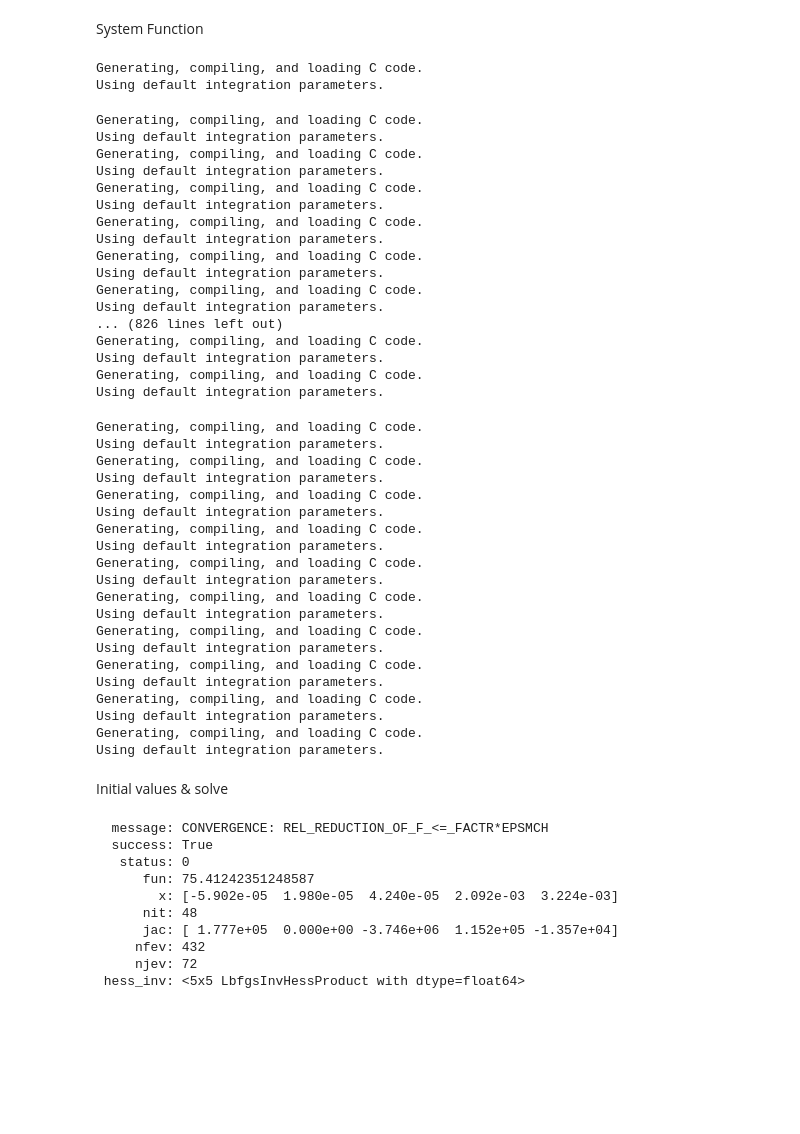
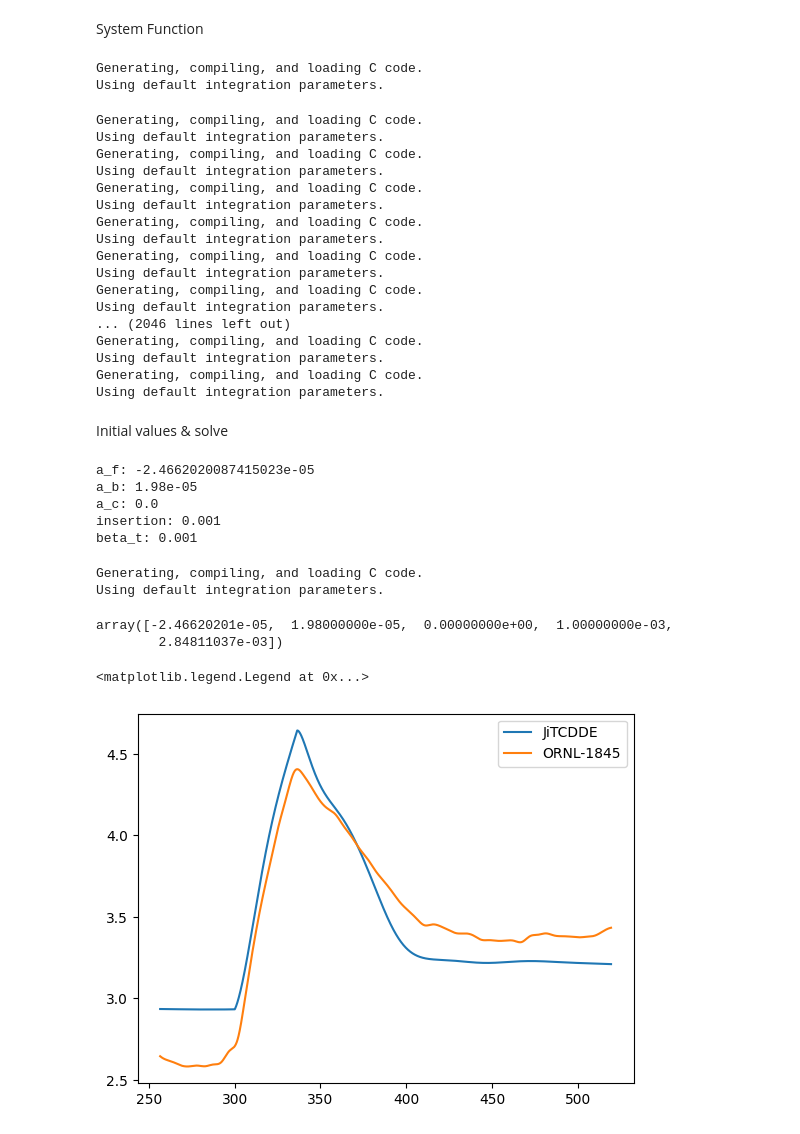
Before and after one commit to LukeLabrie/msc_eng_thesis, a Jupyter notebook: are/model_estimate.ipynb, the cells around one changed output. Drawn from its saved outputs; the diff is of its cells as text; code cells hidden in the pictures; blank space fills up the shorter version.

```diff
--- a/are/model_estimate.ipynb
+++ b/are/model_estimate.ipynb
@@ -165,9 +165,9 @@ def run_simulation(params):
     T_hhwc2_w1 = dT_bulkFlow(W_hhwc_w, m_w_hxhwc/2, T0_hhwf_w1-hx_hwc2_w1(), hx_hwc2_w1(), dumped=True) + F*dT_convective([hx_hwc2_t1()], hx_hwc2_w1(), [hA_tw_hxhwc/mcp_w_hxhwc])
     T_hhwc2_w2 = dT_bulkFlow(W_hhwc_w, m_w_hxhwc/2, hx_hwc2_w1(), hx_hwc2_w2()) + F*dT_convective([hx_hwc2_t1()], hx_hwc2_w2(), [hA_tw_hxhwc/mcp_w_hxhwc])
 
-    # reactivity insertion at t = 1000
+    # reactivity insertion
     t0 = 300.00
-    tf = 800.00
+    tf = 1000.00
     T = np.arange(0.0,tf,0.01)
     def rho_insert(t):
         insert_duration = 0.4/0.011
@@ -278,16 +278,25 @@ from scipy.optimize import minimize
 
 # Initial guesses for parameters
 initial_a_f = a_f
+af_bounds = (-25e-5, -1e-5)
+
+
 initial_a_b = a_b
+ab_bounds = (-3e-5, 3e-5)
+
 initial_a_c = a_c
+ac_bounds = (-20e-5, 0.0)
+
 initial_inserted = 4e-3
+ins_bounds = (1e-3, 20e-3)
+
 initial_beta_t = beta_t
+beta_bounds = (0.001, 0.010)
+
 initial_guess = [initial_a_f, initial_a_b, initial_a_c, initial_inserted, initial_beta_t]
 
 # Bounds for parameters (if known)
-min_feedback = -20e-5
-max_feedback = 20e-5
-bounds = [(min_feedback, max_feedback), (min_feedback, max_feedback), (min_feedback, max_feedback), (0.0, 30e-3), (0.001, 0.020)]
+bounds = [(af_bounds),(ab_bounds),(ac_bounds),(ins_bounds),(beta_bounds)]
 
 # Run the optimization
 result = minimize(objective_function, initial_guess, bounds=bounds)
@@ -306,31 +315,11 @@ Generating, compiling, and loading C code.
 Using default integration parameters.
 Generating, compiling, and loading C code.
 Using default integration parameters.
-... (826 lines left out)
+... (2046 lines left out)
 Generating, compiling, and loading C code.
 Using default integration parameters.
 Generating, compiling, and loading C code.
 Using default integration parameters.
-Generating, compiling, and loading C code.
-Using default integration parameters.
-Generating, compiling, and loading C code.
-Using default integration parameters.
-Generating, compiling, and loading C code.
-Using default integration parameters.
-Generating, compiling, and loading C code.
-Using default integration parameters.
-Generating, compiling, and loading C code.
-Using default integration parameters.
-Generating, compiling, and loading C code.
-Using default integration parameters.
-Generating, compiling, and loading C code.
-Using default integration parameters.
-Generating, compiling, and loading C code.
-Using default integration parameters.
-Generating, compiling, and loading C code.
-Using default integration parameters.
-Generating, compiling, and loading C code.
-Using default integration parameters.
 # %% [markdown]
 Initial values & solve
 # %%
@@ -346,16 +335,32 @@ Initial values & solve
 #plt.xlabel("Time")
 #plt.ylabel("Power (MW)")
 #plt.title("ARE: 1$ Reactivity Insertion")
+# %%
+print(f"a_f: {result.x[0]}")
+print(f"a_b: {result.x[1]}")
+print(f"a_c: {result.x[2]}")
+print(f"insertion: {result.x[3]}")
+print(f"beta_t: {result.x[3]}")
+# %% [output]
+a_f: -2.4662020087415023e-05
+a_b: 1.98e-05
+a_c: 0.0
+insertion: 0.001
+beta_t: 0.001
+# %%
+sol_jit = run_simulation(result.x)
+# %% [output]
+Generating, compiling, and loading C code.
+Using default integration parameters.
 # %%
-result
+result.x
 # %% [output]
-  message: CONVERGENCE: REL_REDUCTION_OF_F_<=_FACTR*EPSMCH
-  success: True
-   status: 0
-      fun: 75.41242351248587
-        x: [-5.902e-05  1.980e-05  4.240e-05  2.092e-03  3.224e-03]
-      nit: 48
-      jac: [ 1.777e+05  0.000e+00 -3.746e+06  1.152e+05 -1.357e+04]
-     nfev: 432
-     njev: 72
- hess_inv: <5x5 LbfgsInvHessProduct with dtype=float64>
+array([-2.46620201e-05,  1.98000000e-05,  0.00000000e+00,  1.00000000e-03,
+        2.84811037e-03])
+# %%
+plt.plot(T_insert, [s[46]*P for s in sol_jit][i_insert[0]:(i_insert[-1]+1)],label="JiTCDDE")
+plt.plot(T_insert, interpolated_values,label="ORNL-1845")
+plt.legend()
+# %% [output]
+<matplotlib.legend.Legend at 0x...>
+[figure, added]
```
Also changed, not shown: parts of 2 cells of this notebook, 2 other files.
